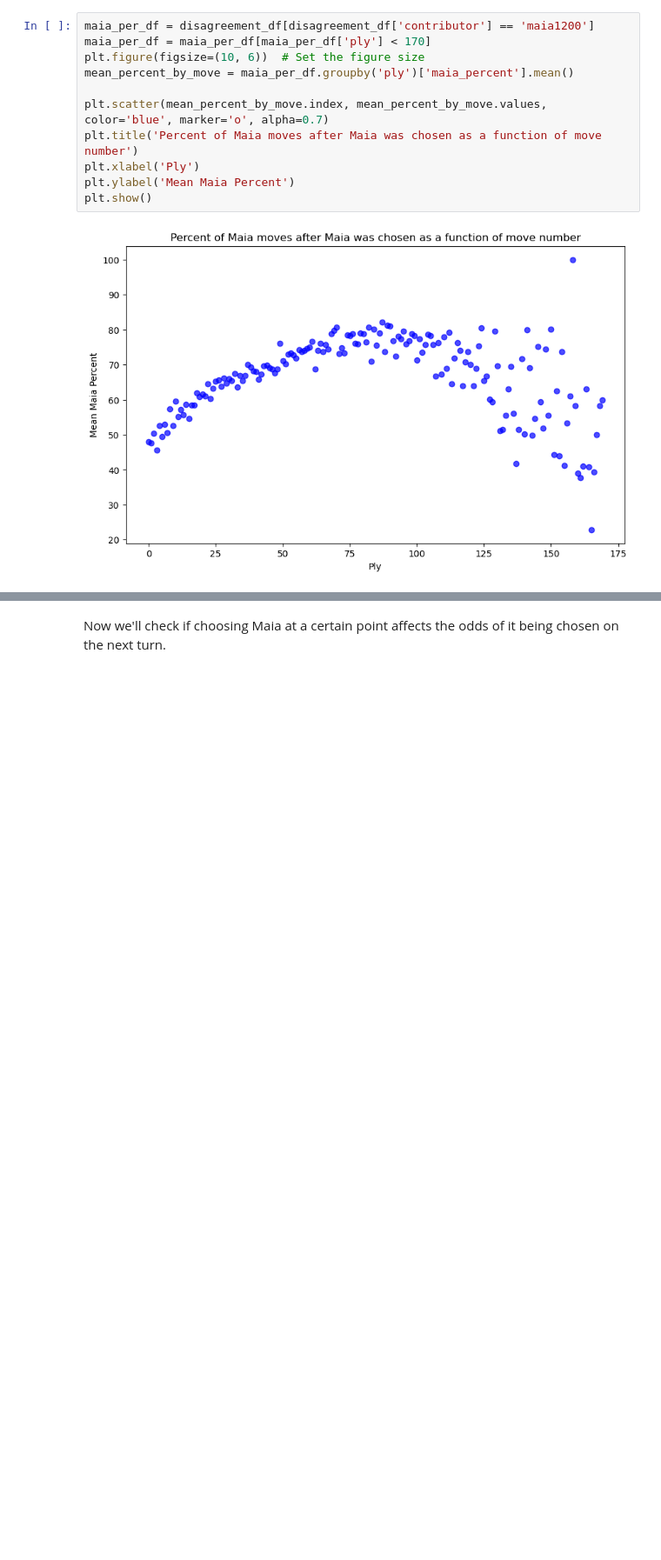
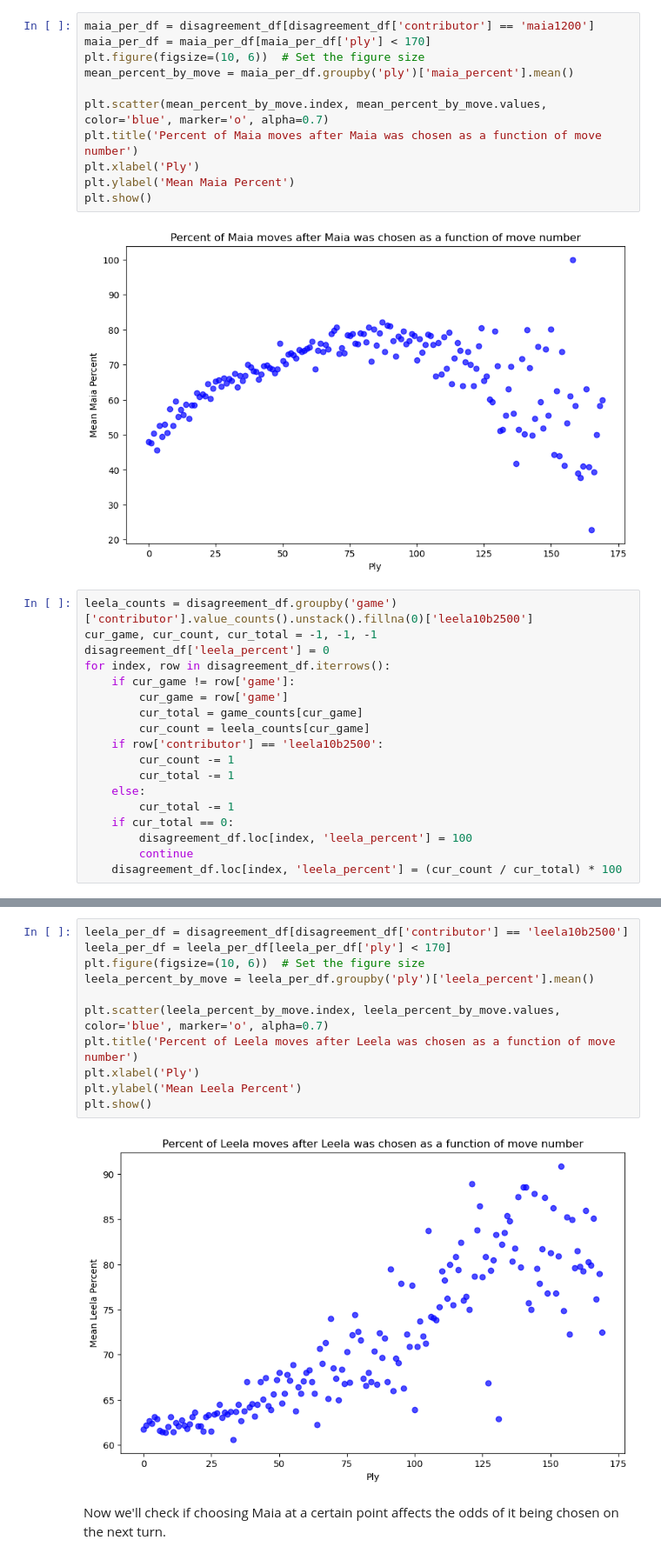
Before and after one commit to dvirsas8/research, a Jupyter notebook: first_analysis.ipynb, the cells around one changed output, grey strips where cells are left out. Shown at 87% size. Drawn from its saved outputs; the diff is of its cells as text; blank space fills up the shorter version.

```diff
--- a/first_analysis.ipynb
+++ b/first_analysis.ipynb
@@ -591,3 +591,21 @@ plt.ylabel('Mean Maia Percent')
 plt.show()
 # %% [output]
 [figure]
+# %%
+leela_counts = disagreement_df.groupby('game')['contributor'].value_counts().unstack().fillna(0)['leela10b2500']
+cur_game, cur_count, cur_total = -1, -1, -1
+disagreement_df['leela_percent'] = 0
+for index, row in disagreement_df.iterrows():
+    if cur_game != row['game']:
+        cur_game = row['game']
+        cur_total = game_counts[cur_game]
+        cur_count = leela_counts[cur_game]
+    if row['contributor'] == 'leela10b2500':
+        cur_count -= 1
+        cur_total -= 1
+    else:
+        cur_total -= 1
+    if cur_total == 0:
+        disagreement_df.loc[index, 'leela_percent'] = 100
+        continue
+    disagreement_df.loc[index, 'leela_percent'] = (cur_count / cur_total) * 100
@@ -594,3 +623,16 @@ plt.show()
+# %%
+leela_per_df = disagreement_df[disagreement_df['contributor'] == 'leela10b2500']
+leela_per_df = leela_per_df[leela_per_df['ply'] < 170]
+plt.figure(figsize=(10, 6))  # Set the figure size
+leela_percent_by_move = leela_per_df.groupby('ply')['leela_percent'].mean()
+
+plt.scatter(leela_percent_by_move.index, leela_percent_by_move.values, color='blue', marker='o', alpha=0.7)
+plt.title('Percent of Leela moves after Leela was chosen as a function of move number')
+plt.xlabel('Ply')
+plt.ylabel('Mean Leela Percent')
+plt.show()
+# %% [output]
+[figure, added]
 # %% [markdown]
 Now we'll check if choosing Maia at a certain point affects the odds of it being chosen on the next turn.
 # %%
```
Also changed, not shown: parts of 1 cell of this notebook.
